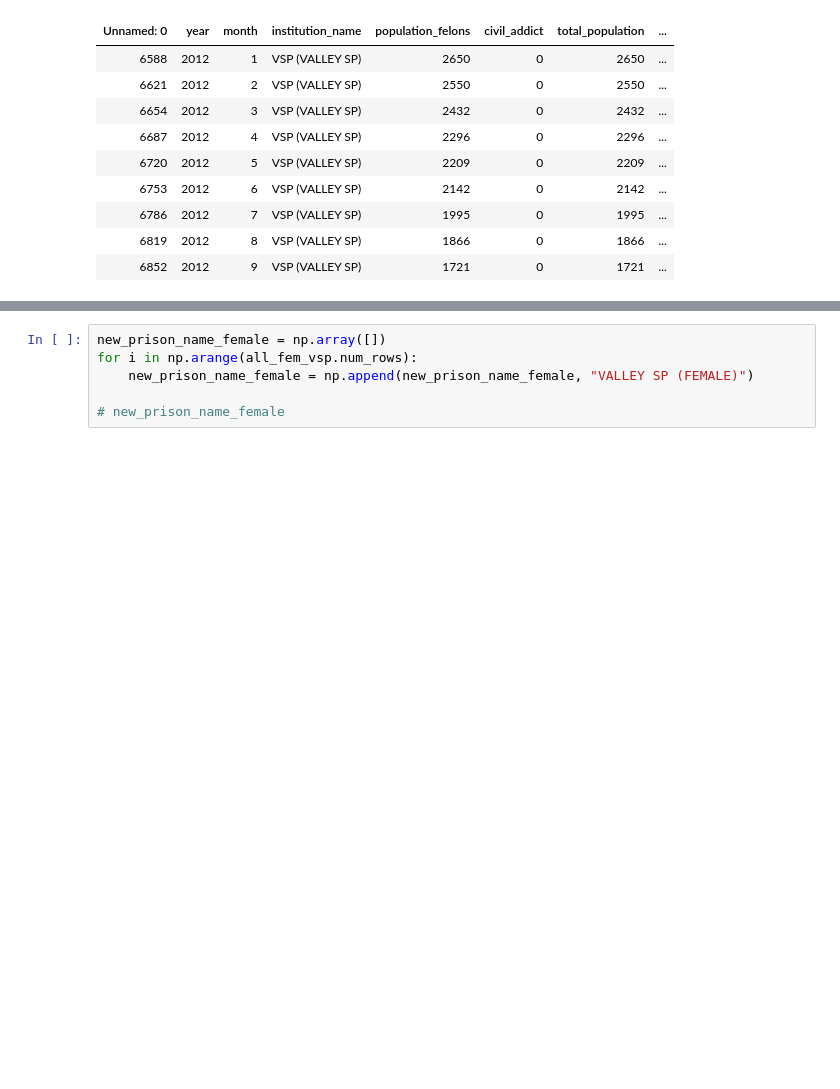
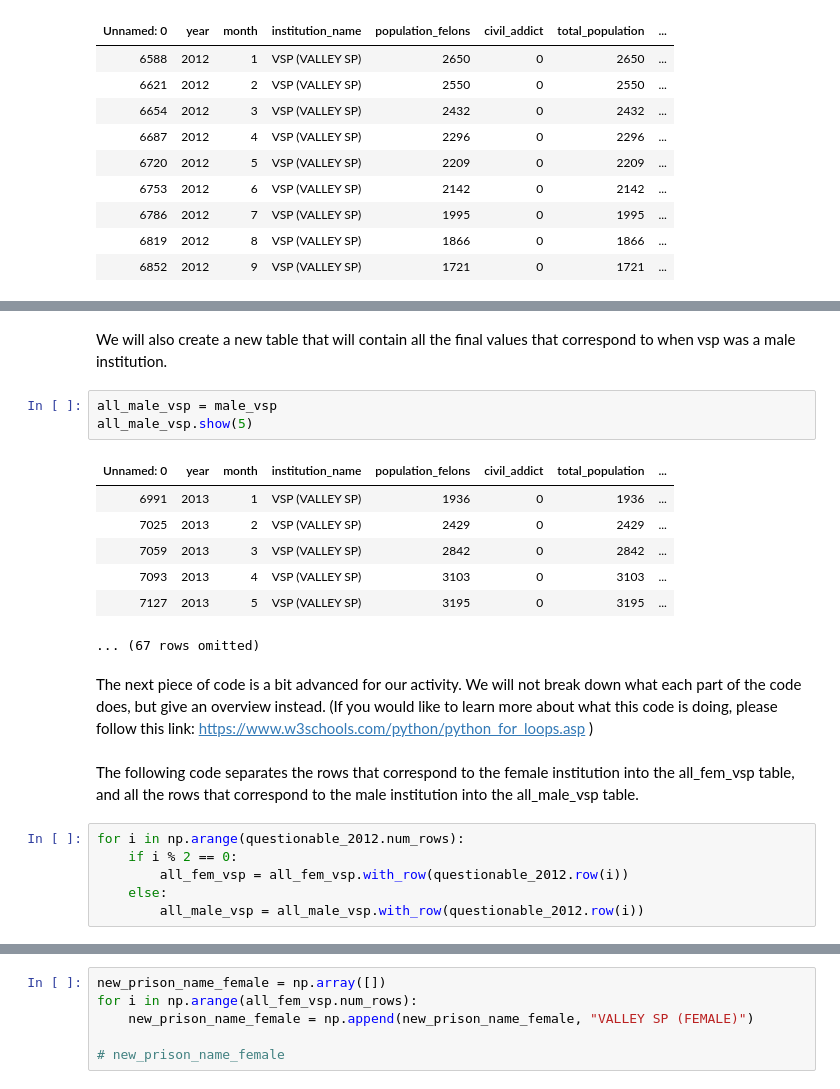
Before and after one commit to ds-modules/ES-21AC-SP19, a Jupyter notebook: Final.ipynb, the cells around one changed output, grey strips where cells are left out. Drawn from its saved outputs; the diff is of its cells as text; blank space fills up the shorter version.

```diff
--- a/Final.ipynb
+++ b/Final.ipynb
@@ -302,0 +328,23 @@ all_fem_vsp
+# %% [markdown]
+We will also create a new table that will contain all the final values that correspond to when vsp was a male institution.
+# %%
+all_male_vsp = male_vsp
+all_male_vsp.show(5)
+# %% [output]
+| Unnamed: 0 | year | month | institution_name | population_felons | civil_addict | total_population | ... |
+| 6991 | 2013 | 1 | VSP (VALLEY SP) | 1936 | 0 | 1936 | ... |
+| 7025 | 2013 | 2 | VSP (VALLEY SP) | 2429 | 0 | 2429 | ... |
+| 7059 | 2013 | 3 | VSP (VALLEY SP) | 2842 | 0 | 2842 | ... |
+| 7093 | 2013 | 4 | VSP (VALLEY SP) | 3103 | 0 | 3103 | ... |
+| 7127 | 2013 | 5 | VSP (VALLEY SP) | 3195 | 0 | 3195 | ... |
+... (67 rows omitted)
+# %% [markdown]
+The next piece of code is a bit advanced for our activity. We will not break down what each part of the code does, but give an overview instead. (If you would like to learn more about what this code is doing, please follow this link: https://www.w3schools.com/python/python_for_loops.asp )
+# %% [markdown]
+The following code separates the rows that correspond to the female institution into the all_fem_vsp table, and all the rows that correspond to the male institution into the all_male_vsp table.
+# %%
+for i in np.arange(questionable_2012.num_rows):
+    if i % 2 == 0:
+        all_fem_vsp = all_fem_vsp.with_row(questionable_2012.row(i))
+    else:
+        all_male_vsp = all_male_vsp.with_row(questionable_2012.row(i))
```
Also changed, not shown: parts of 32 cells of this notebook.
